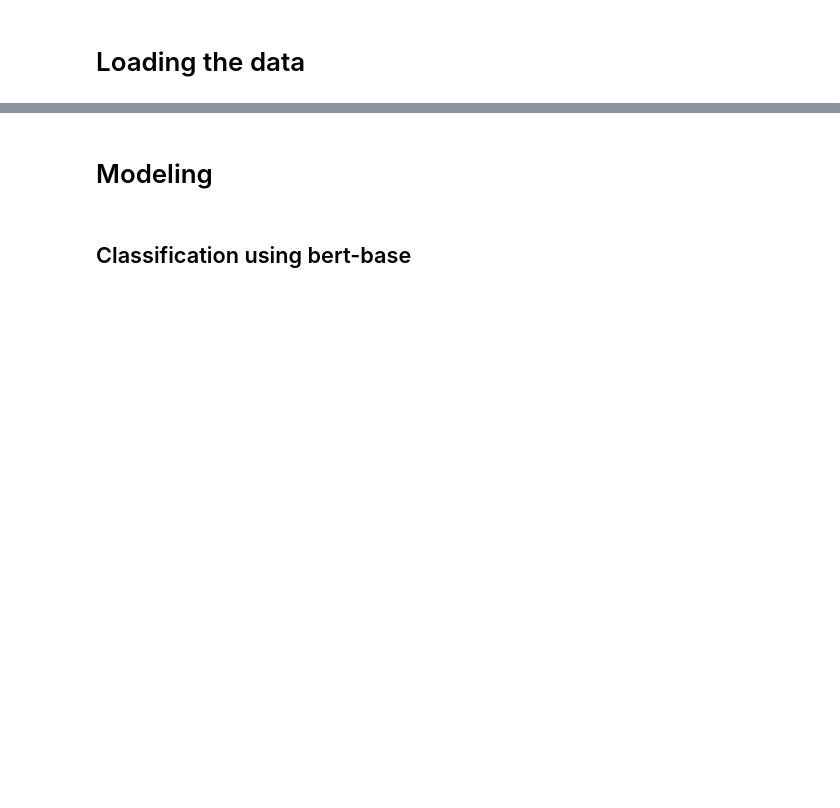
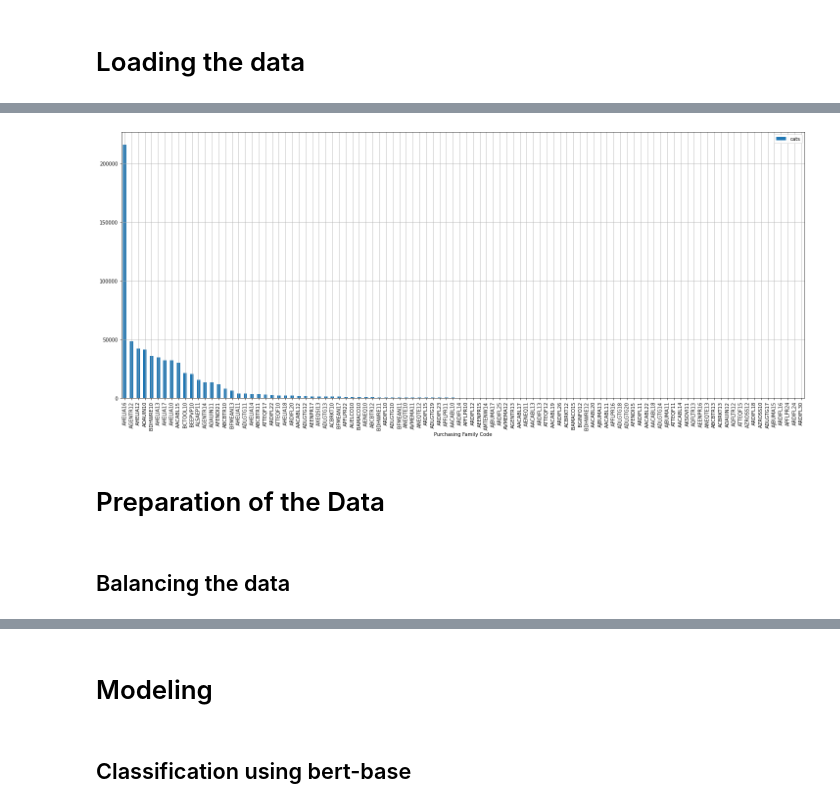
Before and after one commit to bognevivien/text-classification, a Jupyter notebook: classy_classification.ipynb, the cells around one changed output, grey strips where cells are left out. Saved outputs shown, nothing was run; the diff lists cells and outputs as text; code cells hidden in the pictures; blank space fills up the shorter version.

Commit message:
Balancing data part 1

```diff
--- a/classy_classification.ipynb
+++ b/classy_classification.ipynb
@@ -122,0 +121,2 @@ products = getting_data_from_table(tablename="product")
+# %%
+data_bi = pd.read_excel('/content/drive/MyDrive/classification 2020-2022.xlsx', sheet_name='Classification from BI filters ')
@@ -140,0 +167,2 @@ UnpicklingError: ignored
+# %%
+data_bi['text'] = data_bi[['Supplier Name', 'PO Item Description', 'PO Text', 'Item Text', 'PO Description']].astype(str).progress_apply(lambda x: " ".join(x), axis=1)
@@ -140,0 +175,3 @@ UnpicklingError: ignored
+# %%
+data_bi_text_cats = data_bi[['text', 'Purchasing Family Code']]
+data_bi_text_cats.columns = ['text', 'cats']
@@ -140,0 +193,15 @@ UnpicklingError: ignored
+# %%
+ax = data_bi_text_cats.cats\
+                 .value_counts()\
+                 .drop('Purchasing Family Code')\
+                 .plot(kind='bar', \
+                       xlabel='Purchasing Family Code',\
+                       fontsize=10,\
+                       figsize=(25,10), \
+                       grid=True, legend=True)
+# %% [output]
+[figure, added]
+# %% [markdown]
+# Preparation of the Data
+# %% [markdown]
+## Balancing the data
```
Also changed, not shown: parts of 19 cells of this notebook.
